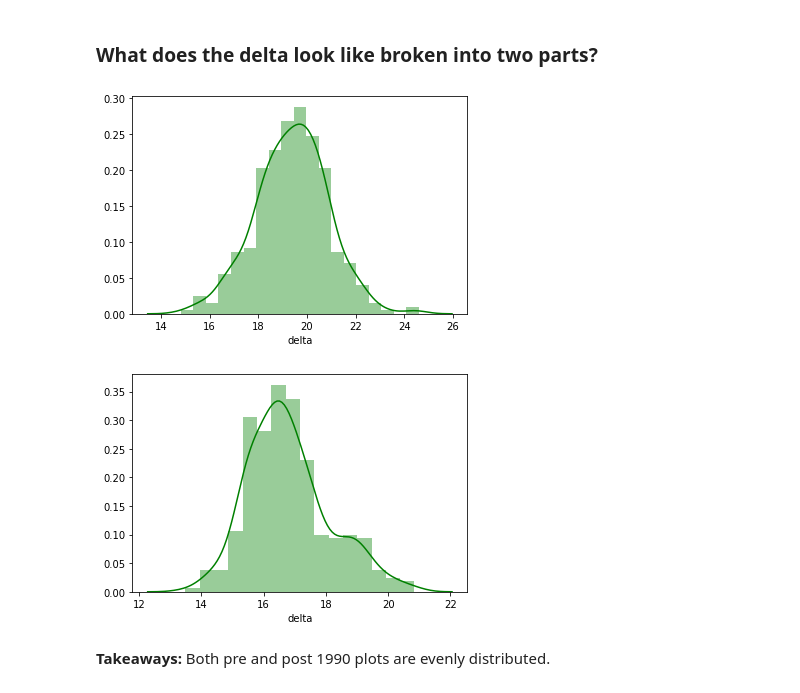
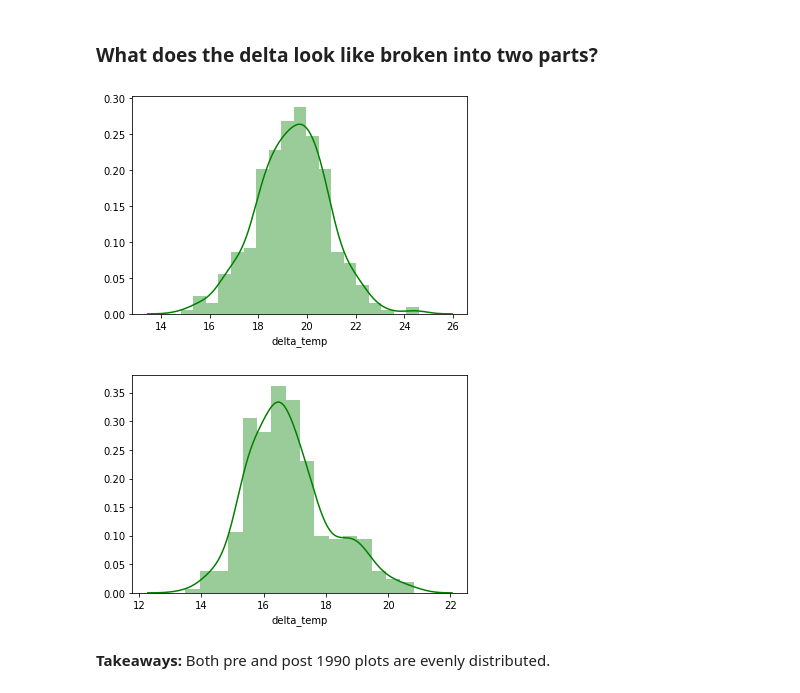
Before and after one commit to Data-Robusta/data-robusta, a Jupyter notebook: cari_scratch.ipynb, the cells around one changed output. Saved outputs shown, nothing was run; the diff lists cells and outputs as text; code cells hidden in the pictures.

```diff
--- a/cari_scratch.ipynb
+++ b/cari_scratch.ipynb
@@ -869,9 +869,9 @@ df2['min_temp'] = ((df2.Caldas_min_temp + df2.Narino_min_temp +
                     df2.Tolima_min_temp + df2.Santander_min_temp +
                     df2.Cesar_min_temp + df2.Valle_min_temp + df2.Cundinamarca_min_temp) / 13)
 # %%
-df2 = df2[['max_temp', 'min_temp']]
+df2 = df2[['inflated', 'max_temp', 'min_temp']]
 # %%
-df2['delta'] = (df2.max_temp - df2.min_temp)
+df2['delta_temp'] = (df2.max_temp - df2.min_temp)
 # %%
 df2.head(3)
 # %% [output]
@@ -921,16 +932,16 @@ plt.show()
 ### What does the delta look like broken into two parts?
 # %%
 # Up to 1990
-sns.distplot(df2.delta.loc[:'1991'], color='green')
+sns.distplot(df2.delta_temp.loc[:'1991'], color='green')
 plt.show()
 # %% [output]
-[figure, old version]
+[figure, new version]
 # %%
 # 1990 to present
-sns.distplot(df2.delta.loc['1990':], color='green')
+sns.distplot(df2.delta_temp.loc['1990':], color='green')
 plt.show()
 # %% [output]
-[figure, old version]
+[figure, new version]
 # %% [markdown]
 **Takeaways:** Both pre and post 1990 plots are evenly distributed.
 # %% [markdown]
```
Also changed, not shown: parts of 18 cells of this notebook.
